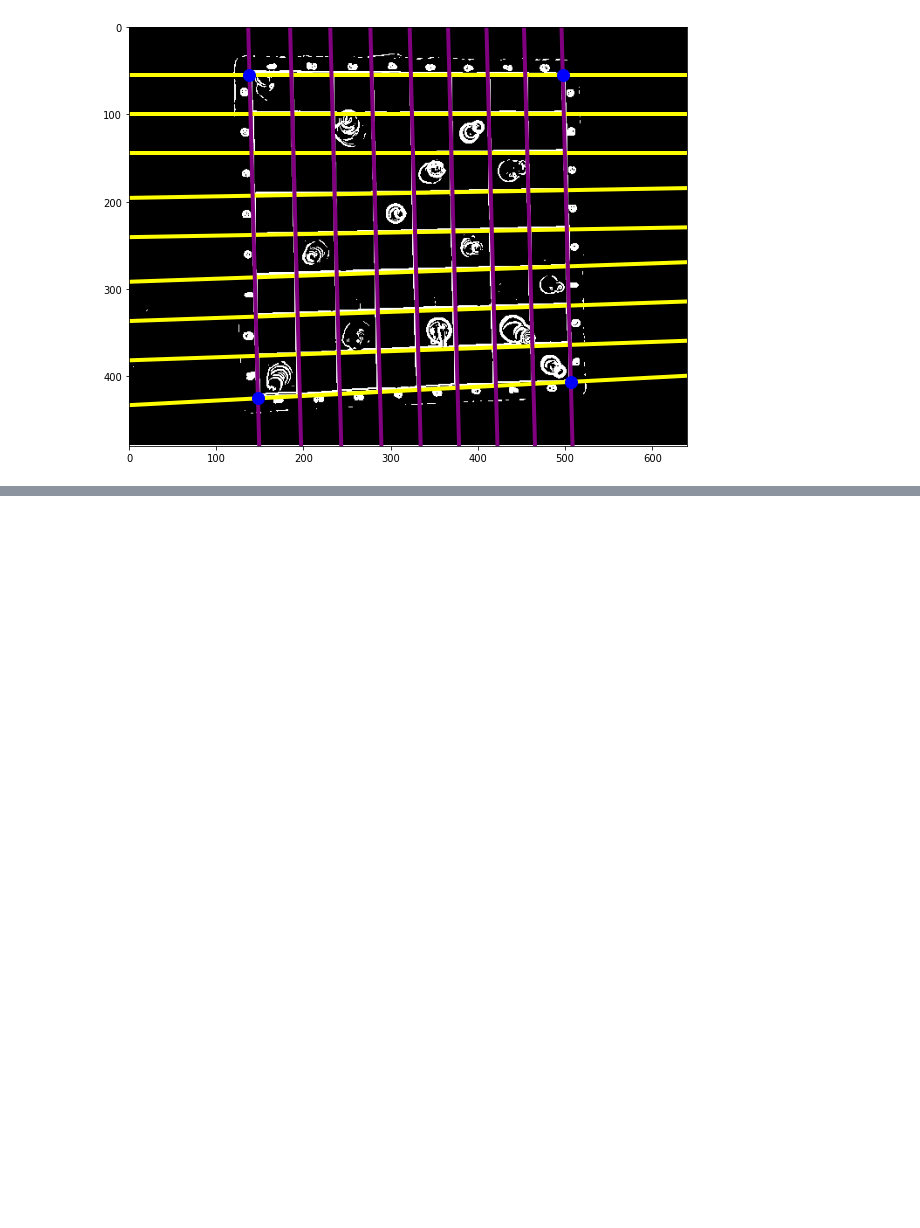
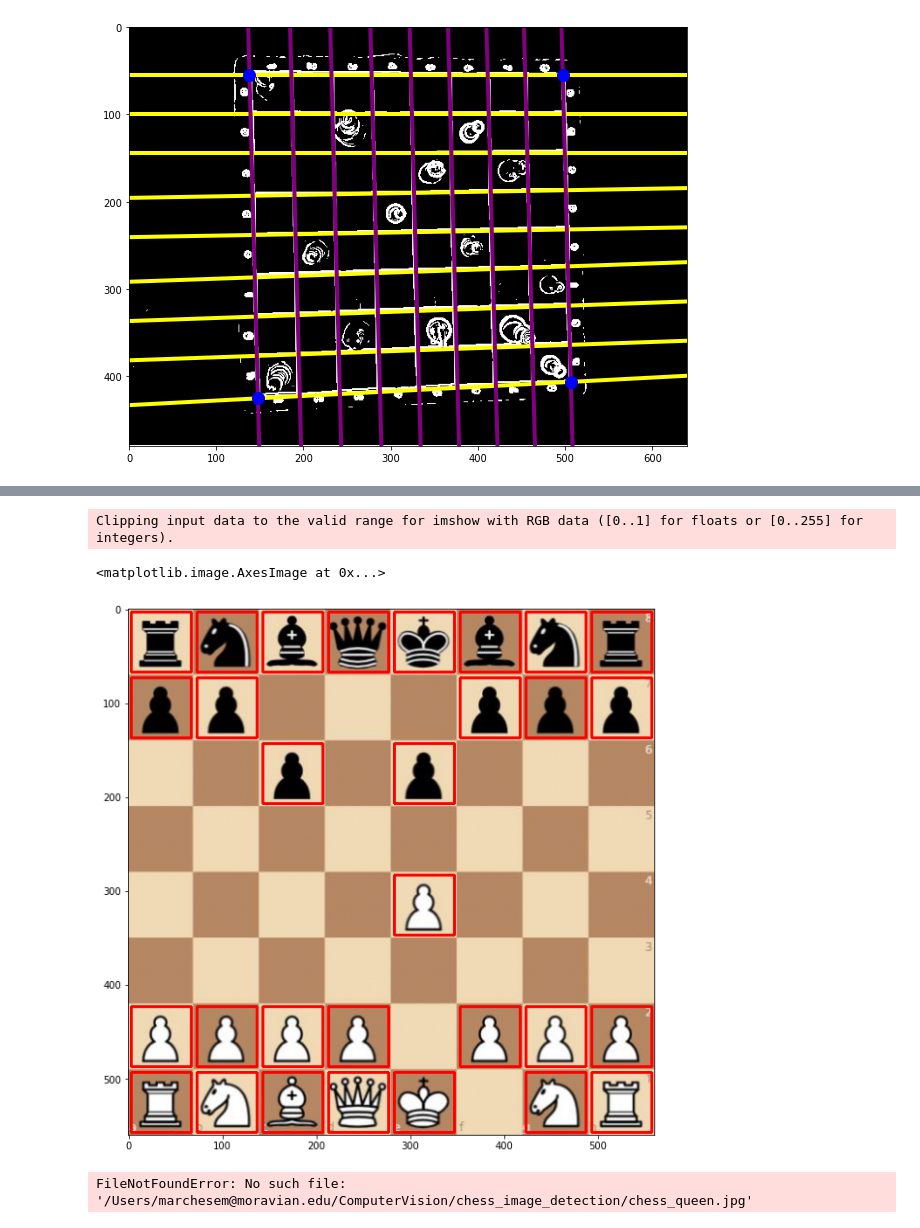
Before and after one commit to tniyer2/chess_image_detection, a Jupyter notebook: chess_detection.ipynb, the cells around one changed output, grey strips where cells are left out. Saved outputs shown, nothing was run; the diff lists cells and outputs as text; code cells hidden in the pictures; blank space fills up the shorter version.

```diff
--- a/chess_detection.ipynb
+++ b/chess_detection.ipynb
@@ -425,3 +479,56 @@ plt.imshow(im_cropped)
+# %%
+def find_filled_squares(img):
+    squares = np.min(round_down_8(np.array(img.shape[:2])))
+    img = cv2.resize(img, (squares, squares)).astype('uint8').round() / 255
+    out = img.copy()
+
+    # Blur image
+    img = cv2.blur(img, (5, 5))
+
+    # Iterate tiles, and count unique colors
+    wh_t = squares // 8
+    #creting a 8x8 filter that tries to see consistent patterns in its segmented portion
+    count_unique_colors = np.zeros((8, 8))
+    for x in np.arange(8):
+        for y in np.arange(8):
+            tile = img[y*wh_t:(y+1)*wh_t, x*wh_t:(x+1)*wh_t]
+            tile = tile[3:-3, 3:-3]
+            # if theres something out of the ordinary within the segmented tile mark it...
+            count_unique_colors[y, x] = np.unique(tile.reshape(-1, tile.shape[-1]), axis=0).shape[0]
+
+    # Mask empty squares using Otsu's method
+    val = filters.threshold_otsu(count_unique_colors)
+    mask = count_unique_colors < val
+
+    # visualization output
+    for x in np.arange(8):
+        for y in np.arange(8):
+            if not mask[y, x]:
+                rectangles = cv2.rectangle(out, (x*wh_t+3, y*wh_t+3),
+                            ((x+1)*wh_t-3, (y+1)*wh_t-3), (255, 0, 0), 2)
+
+    return rectangles
+# %%
+plt.imshow(find_filled_squares(online_position))
+# %% [output]
+Clipping input data to the valid range for imshow with RGB data ([0..1] for floats or [0..255] for integers).
+<matplotlib.image.AxesImage at 0x...>
+[figure, added]
+# %%
+im_queen = io.imread('add image here')
+gray = color.rgb2gray(im_queen)
+thresh = gray < filters.threshold_otsu(gray)
+
+# TODO: Find the largest contour (by area) in the segmented image
+contours, _ = cv2.findContours(thresh.view(np.uint8), cv2.RETR_EXTERNAL, cv2.CHAIN_APPROX_SIMPLE)
+largest_contour = max(contours, key=lambda x: cv2.contourArea(x))
+largest_contour = largest_contour.squeeze() # removes the random "1" dimension in the middle
+
+# Then plot it to confirm it looks good
+out = cv2.drawContours(im_queen.copy(), [largest_contour], -1, (0,255,0), 5)
+plt.imshow(out)
+# %% [output]
+FileNotFoundError: No such file: '/Users/marchesem@moravian.edu/ComputerVision/chess_image_detection/chess_queen.jpg'
 # %%
 from ImageProcessingF2021.video import run_video
 # %%
```
Also changed, not shown: parts of 6 cells of this notebook, 1 other file.
